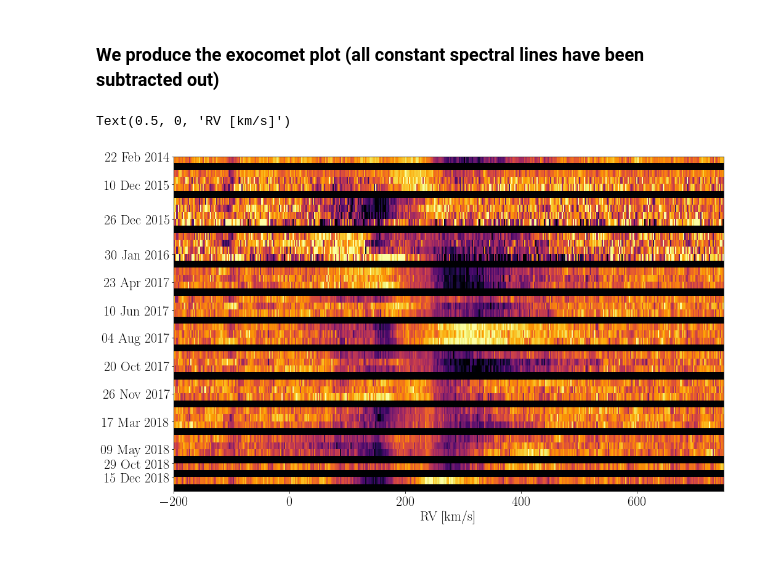
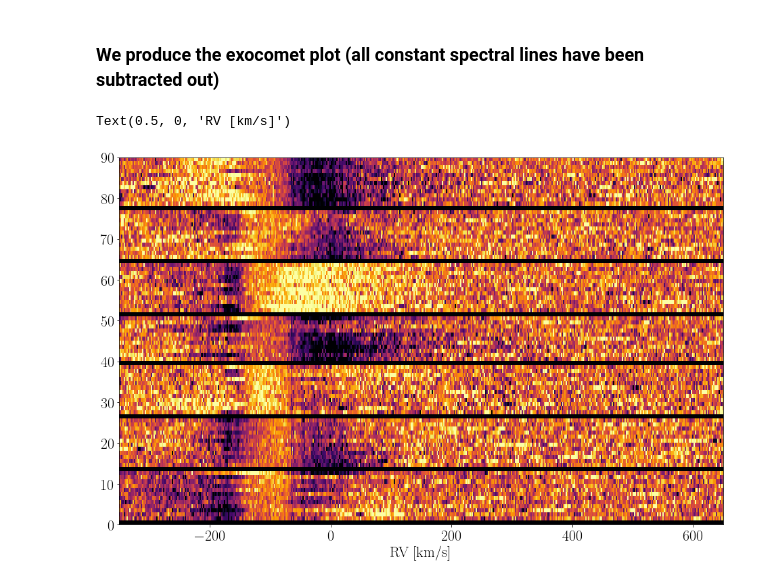
Before and after one commit to bdrdavies/exocomets, a Jupyter notebook: notebooks/exocomet_free_spectrum.ipynb, the cells around one changed output. Drawn from its saved outputs; the diff is of its cells as text; code cells hidden in the pictures; blank space fills up the shorter version.

```diff
--- a/notebooks/exocomet_free_spectrum.ipynb
+++ b/notebooks/exocomet_free_spectrum.ipynb
@@ -211,15 +211,15 @@ spec_exocomet = np.array(spec_exocomet)
 # %%
 rows         = len(spec_exocomet)
 EXO          = spec_exocomet.reshape(rows,spec_range)
 
 rv = c.Wave2RV(w,1393.7550,20.5)
 
 fig = plt.figure(figsize=(16.0,10.0))
 plt.imshow(EXO,cmap=cmap,extent=[rv[0],rv[-1],0,len(EXO)],interpolation='none',vmin=-1.2e-13,vmax=5e-14,aspect='auto')
-plt.xlim(-200, 750)
-plt.gca().set_yticks(y_ticks)
-plt.gca().set_yticklabels(y_labels)
+plt.xlim(-350, 650)
+#plt.gca().set_yticks(y_ticks)
+#plt.gca().set_yticklabels(y_labels)
 plt.xlabel(r'RV [km/s]')
 # %% [output]
 Text(0.5, 0, 'RV [km/s]')
-[figure, old version]
+[figure, new version]
```
Also changed, not shown: parts of 5 cells of this notebook, 3 other files.
